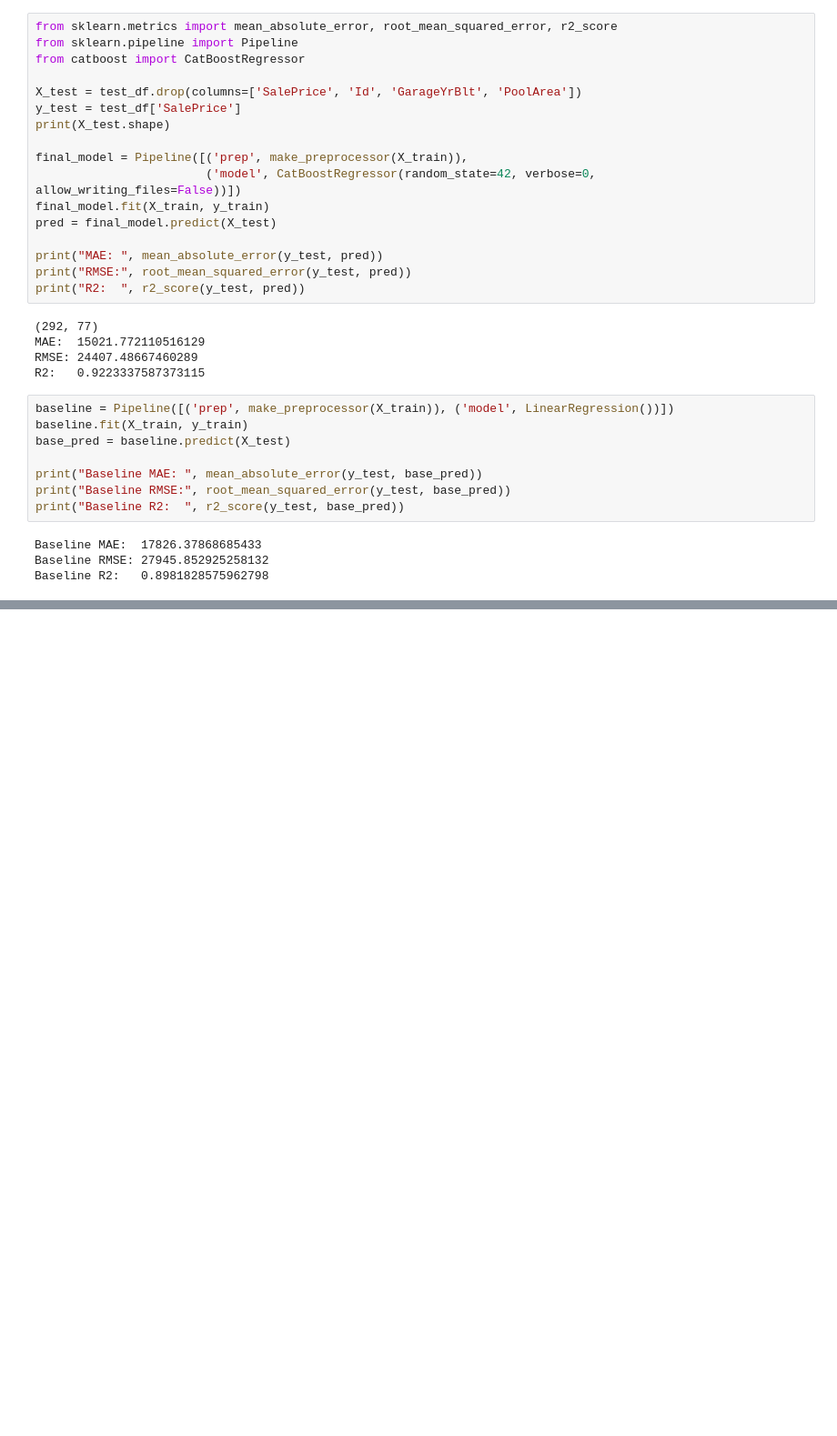
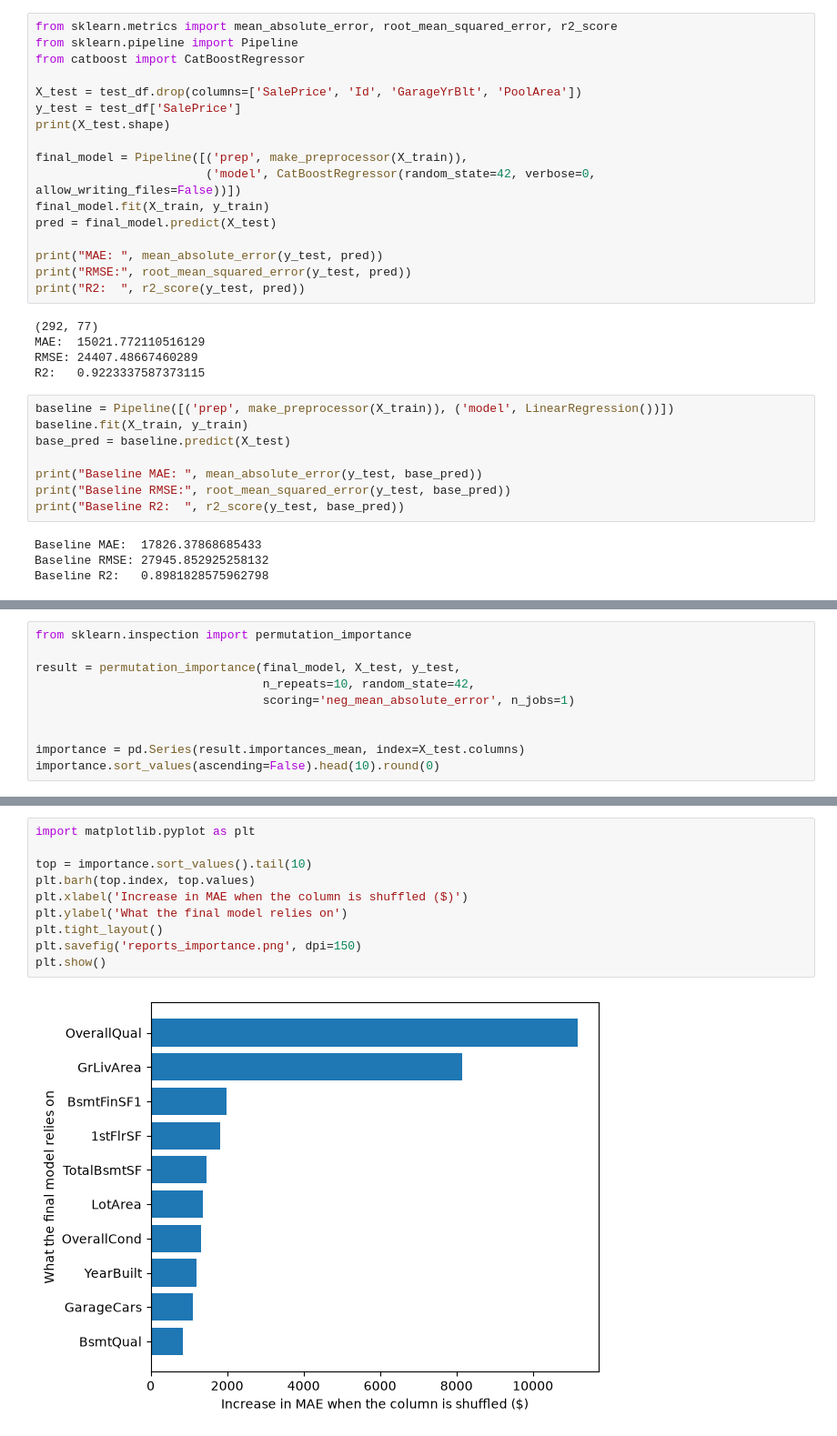
Before and after one commit to mokhivibes/house-price-prediction, a Jupyter notebook: 09_final_models.ipynb, the cells around one changed output, grey strips where cells are left out. Shown at 91% size. Cells and saved outputs as stored; diff of their text form; blank space fills up the shorter version.

Commit message:
Project 1: permutation importance of the final model

```diff
--- a/09_final_models.ipynb
+++ b/09_final_models.ipynb
@@ -150,3 +150,13 @@ The test set (292 houses) was scored once, after all choices were made. Both mod
 2. **Test MAE is about $580 higher than the cross-validation MAE ($14,438)**, which is within the fold-to-fold spread ($854). The settings were chosen on the cross-validation folds, so those scores were slightly optimistic.
 3. **In plain terms:** on houses the model has never seen, its price is off by about $15,000 on average (about 8% of the $180,000 average price).
 4. **Limits:** 292 houses is a small sample, no confidence interval has been computed, and the model describes associations in Ames, Iowa sales, not causes.
+# %%
+from sklearn.inspection import permutation_importance
+
+result = permutation_importance(final_model, X_test, y_test,
+                                n_repeats=10, random_state=42,
+                                scoring='neg_mean_absolute_error', n_jobs=1)
+
+
+importance = pd.Series(result.importances_mean, index=X_test.columns)
+importance.sort_values(ascending=False).head(10).round(0)
@@ -152,0 +175,12 @@ The test set (292 houses) was scored once, after all choices were made. Both mod
+# %%
+import matplotlib.pyplot as plt
+
+top = importance.sort_values().tail(10)
+plt.barh(top.index, top.values)
+plt.xlabel('Increase in MAE when the column is shuffled ($)')
+plt.ylabel('What the final model relies on')
+plt.tight_layout()
+plt.savefig('reports_importance.png', dpi=150)
+plt.show()
+# %% [output]
+[figure, added]
```
Also changed, not shown: parts of 2 cells of this notebook, 1 other file.
